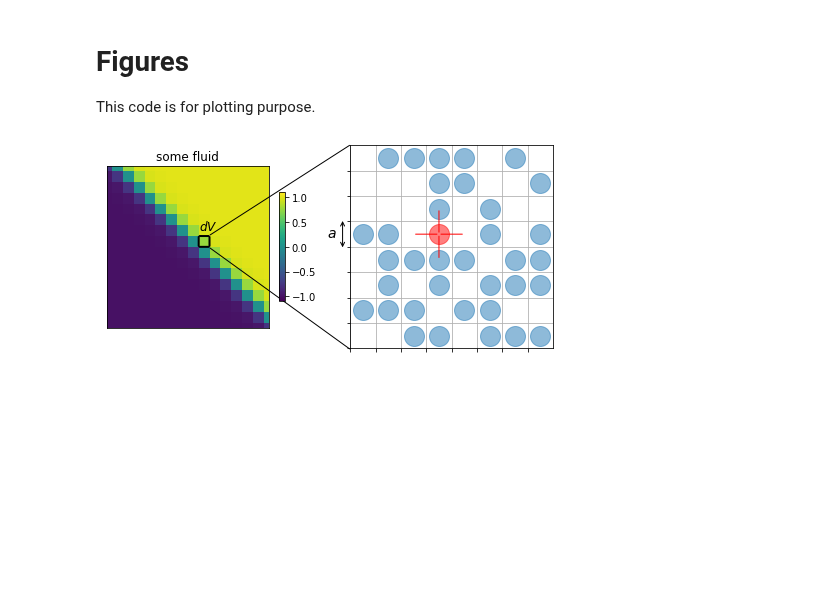
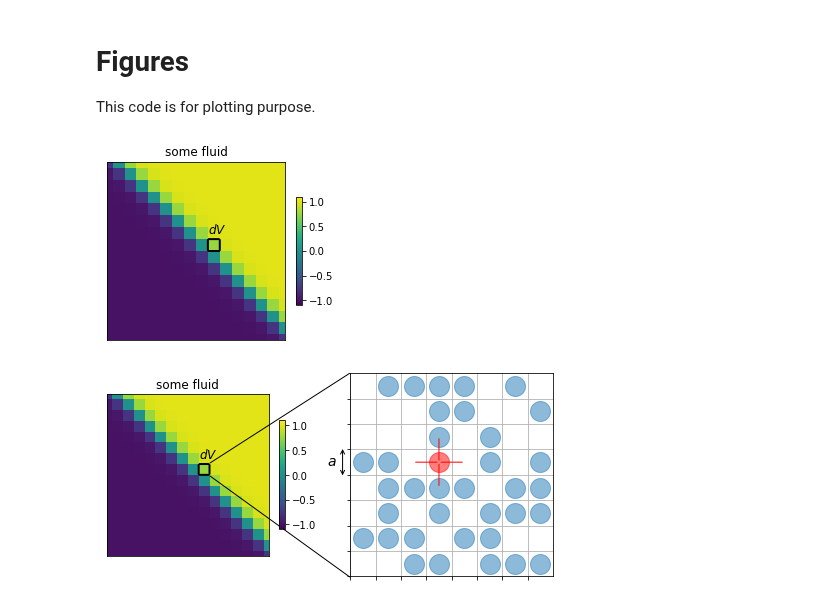
Before and after one commit to elsentjhung/cahn-hilliard-coarsening, a Jupyter notebook: figures/figures.ipynb, the cells around one changed output. Cells and saved outputs as stored; diff of their text form; code cells hidden in the pictures; blank space fills up the shorter version.

```diff
--- a/figures/figures.ipynb
+++ b/figures/figures.ipynb
@@ -2,6 +2,63 @@
 # Figures
 
 This code is for plotting purpose.
+# %%
+### THIS BLOCK OF CODE IS JUST FOR PLOTTING PURPOSES -- YOU CAN IGNORE IT ###
+import numpy as np
+import matplotlib.pyplot as plt
+
+# array of cartesian coordinates (needed for plotting)
+dx, dy = 1.0, 1.0
+Nx, Ny = 16, 16
+x = np.arange(0, Nx)*dx
+y = np.arange(0, Ny)*dx
+y, x = np.meshgrid(y, x)
+
+# some random phi field
+phi = np.tanh(x - 0.5*Nx*dx*np.ones(len(x)) + y - 0.5*Ny*dy*np.ones(len(x)))
+
+# particles
+Np = 35
+np.random.seed(0)
+X = np.zeros(Np)
+Y = np.zeros(Np)
+for p in range(0, Np, 1):
+    repeated = True
+    while repeated:
+        X[p] = np.random.randint(0, 8)
+        Y[p] = np.random.randint(0, 8)
+        repeated = False
+        for q in range(0, p, 1):
+            if X[p] == X[q] and Y[p] == Y[q]:
+                    repeated = True
+
+X = X + 0.5
+Y = Y + 0.5
+Xtag, Ytag = 3.5, 4.5
+
+# create instance of pyplot
+fig, ax1 = plt.subplots(1,1,figsize=(4,4))
+
+ax1.set_xlim(0, (Nx-1)*dx)
+ax1.set_ylim(0, (Ny-1)*dy)
+ax1.set_xticks([])
+ax1.set_yticks([])
+ax1.set_aspect('equal')
+ax1.set_title('some fluid')
+colormap = ax1.pcolormesh(x, y, phi, shading='auto', vmin=-1.1, vmax=1.1)
+
+ax1.annotate('', xy=(9.6,7.5), xytext=(8.4,7.5), arrowprops=dict(edgecolor='black', arrowstyle='-', linewidth=2))
+ax1.annotate('', xy=(9.6,8.5), xytext=(8.4,8.5), arrowprops=dict(edgecolor='black', arrowstyle='-', linewidth=2))
+ax1.annotate('', xy=(8.5,8.6), xytext=(8.5,7.4), arrowprops=dict(edgecolor='black', arrowstyle='-', linewidth=2))
+ax1.annotate('', xy=(9.5,8.6), xytext=(9.5,7.4), arrowprops=dict(edgecolor='black', arrowstyle='-', linewidth=2))
+
+fig.colorbar(colormap, ax=ax1, shrink=0.5)
+
+ax1.annotate('$dV$', fontsize=12, xy=(8.5,9))
+
+plt.show()
+# %% [output]
+[figure, added]
 # %%
 ### THIS BLOCK OF CODE IS JUST FOR PLOTTING PURPOSES -- YOU CAN IGNORE IT ###
 import numpy as np
```
Also changed, not shown: 1 other file.
